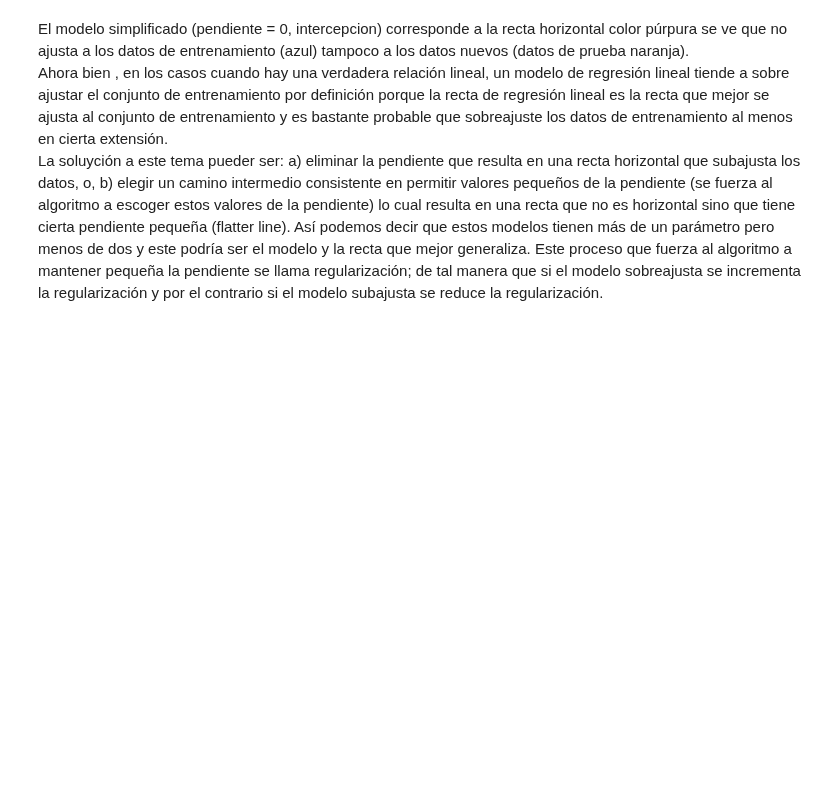
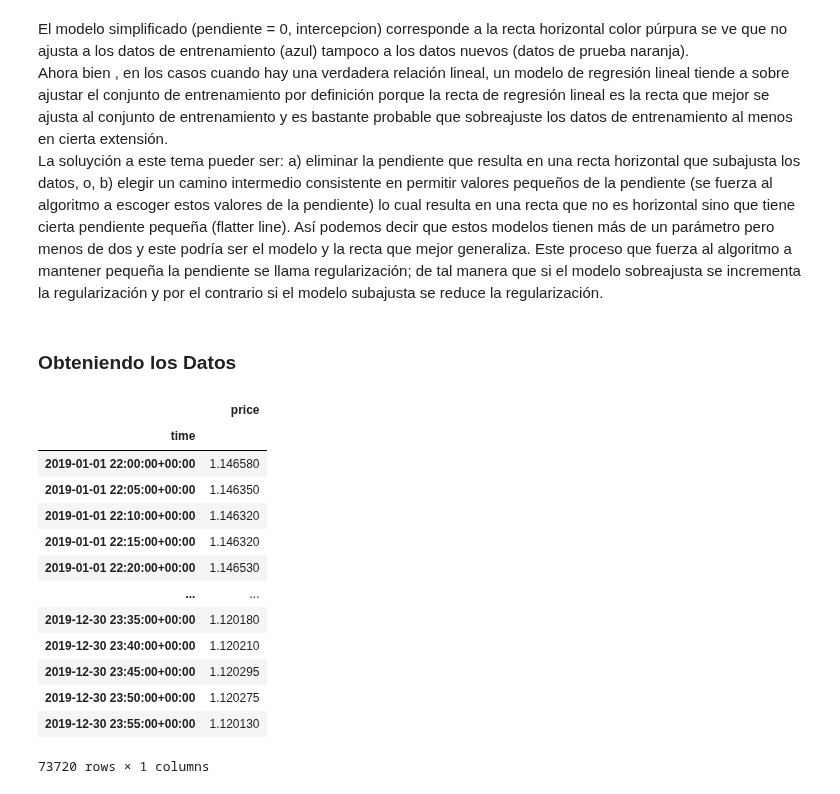
Before and after one commit to mario812/algo-trading-env, a Jupyter notebook: 3.4.2-linear_reg_intro.ipynb, the cells around one changed output. Drawn from its saved outputs; the diff is of its cells as text; code cells hidden in the pictures; blank space fills up the shorter version.

```diff
--- a/3.4.2-linear_reg_intro.ipynb
+++ b/3.4.2-linear_reg_intro.ipynb
@@ -213,3 +213,23 @@ Ahora bien , en los casos cuando hay una verdadera relación lineal, un modelo d
 La soluyción a este tema pueder ser: a) eliminar la pendiente que resulta en una recta horizontal que subajusta los datos, o, b) elegir un camino intermedio consistente en permitir valores pequeños de la pendiente (se fuerza al algoritmo a escoger estos valores de la pendiente) lo cual resulta en una recta que no es horizontal sino que tiene cierta pendiente pequeña (flatter line).
 Así podemos decir que estos modelos tienen más de un parámetro pero menos de dos y este podría ser el modelo y la recta que mejor generaliza.
 Este proceso que fuerza al algoritmo a mantener pequeña la pendiente se llama regularización; de tal manera que si el modelo sobreajusta se incrementa la regularización y por el contrario si el modelo subajusta se reduce la regularización.
+# %% [markdown]
+<h3>Obteniendo los Datos</h3>
+# %%
+data = pd.read_csv("five_minute.csv", parse_dates=["time"], index_col= "time")
+data
+# %% [output]
+|  | price |
+| time |  |
+| 2019-01-01 22:00:00+00:00 | 1.146580 |
+| 2019-01-01 22:05:00+00:00 | 1.146350 |
+| 2019-01-01 22:10:00+00:00 | 1.146320 |
+| 2019-01-01 22:15:00+00:00 | 1.146320 |
+| 2019-01-01 22:20:00+00:00 | 1.146530 |
+| ... | ... |
+| 2019-12-30 23:35:00+00:00 | 1.120180 |
+| 2019-12-30 23:40:00+00:00 | 1.120210 |
+| 2019-12-30 23:45:00+00:00 | 1.120295 |
+| 2019-12-30 23:50:00+00:00 | 1.120275 |
+| 2019-12-30 23:55:00+00:00 | 1.120130 |
+73720 rows × 1 columns
```
Also changed, not shown: parts of 4 cells of this notebook.
